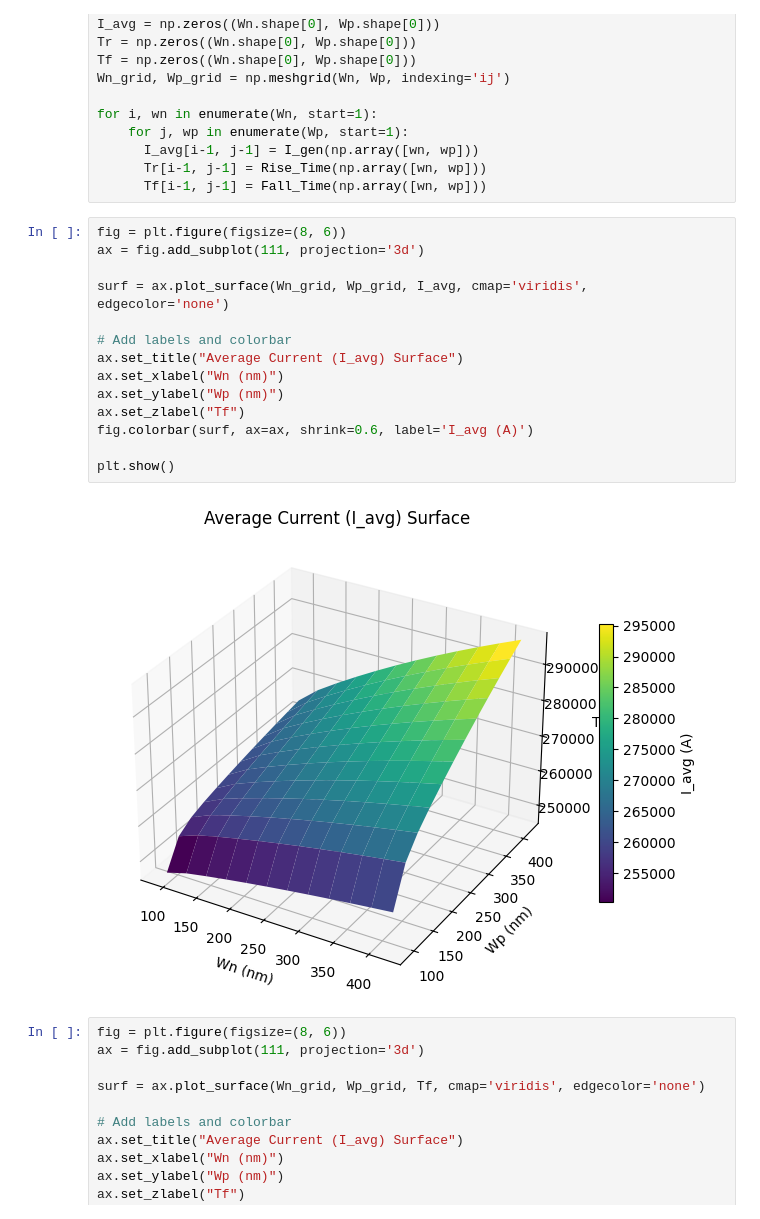
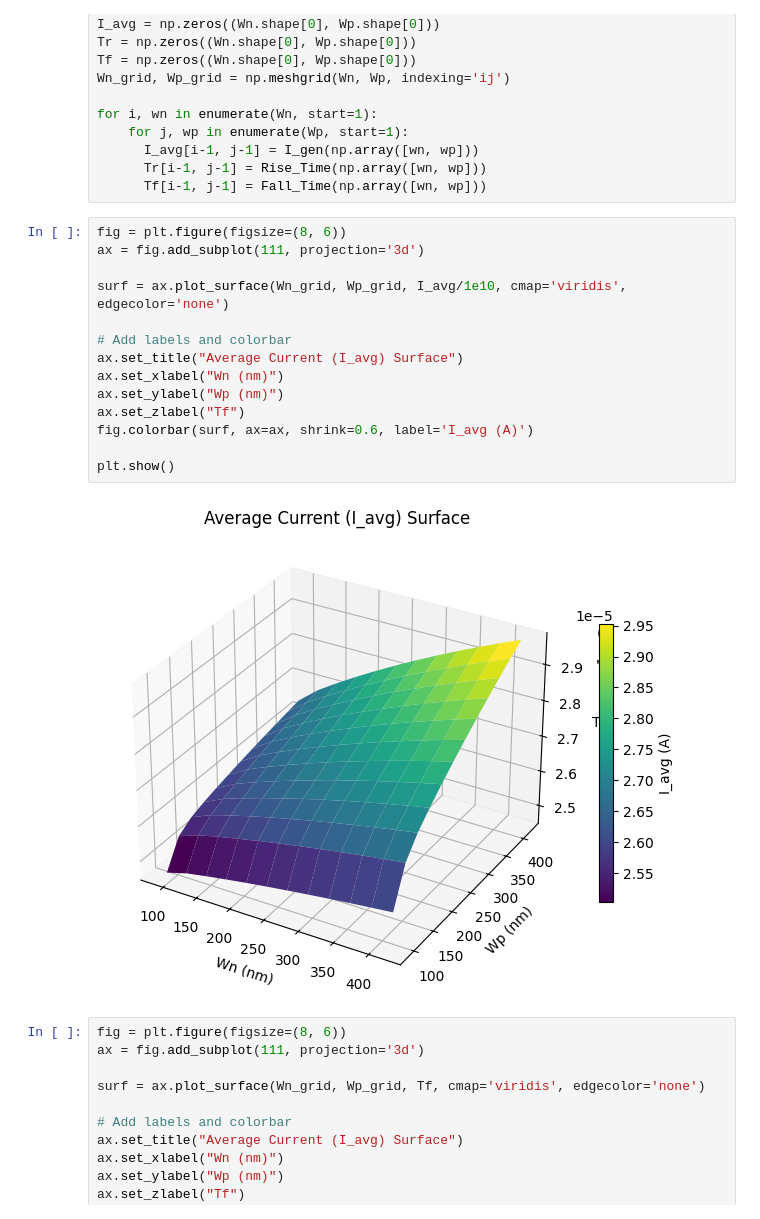
Before and after one commit to ShlokVaibhav/AI_for_Analog_Design, a Jupyter notebook: Spice_in_Colab_Basic_Convex_Optmzn.ipynb, the cells around one changed output. Drawn from its saved outputs; the diff is of its cells as text.

```diff
--- a/Spice_in_Colab_Basic_Convex_Optmzn.ipynb
+++ b/Spice_in_Colab_Basic_Convex_Optmzn.ipynb
@@ -214,19 +220,19 @@ for i, wn in enumerate(Wn, start=1):
 # %%
 fig = plt.figure(figsize=(8, 6))
 ax = fig.add_subplot(111, projection='3d')
 
-surf = ax.plot_surface(Wn_grid, Wp_grid, I_avg, cmap='viridis', edgecolor='none')
+surf = ax.plot_surface(Wn_grid, Wp_grid, I_avg/1e10, cmap='viridis', edgecolor='none')
 
 # Add labels and colorbar
 ax.set_title("Average Current (I_avg) Surface")
 ax.set_xlabel("Wn (nm)")
 ax.set_ylabel("Wp (nm)")
 ax.set_zlabel("Tf")
 fig.colorbar(surf, ax=ax, shrink=0.6, label='I_avg (A)')
 
 plt.show()
 # %% [output]
-[figure, old version]
+[figure, new version]
 # %%
 fig = plt.figure(figsize=(8, 6))
 ax = fig.add_subplot(111, projection='3d')
```
Also changed, not shown: parts of 10 cells of this notebook.
